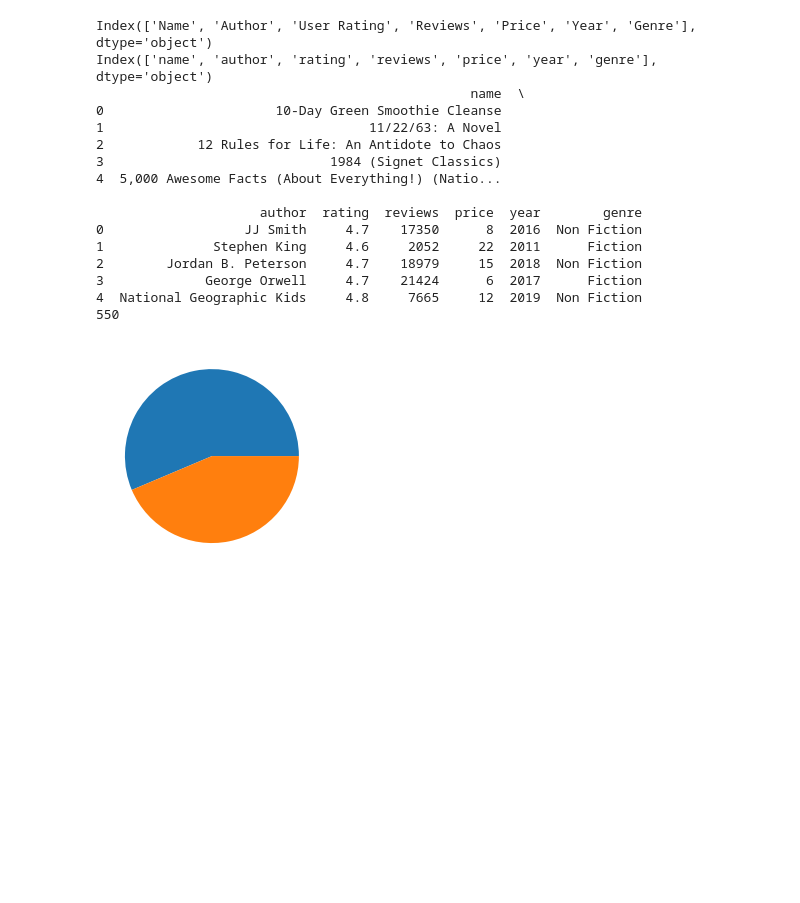
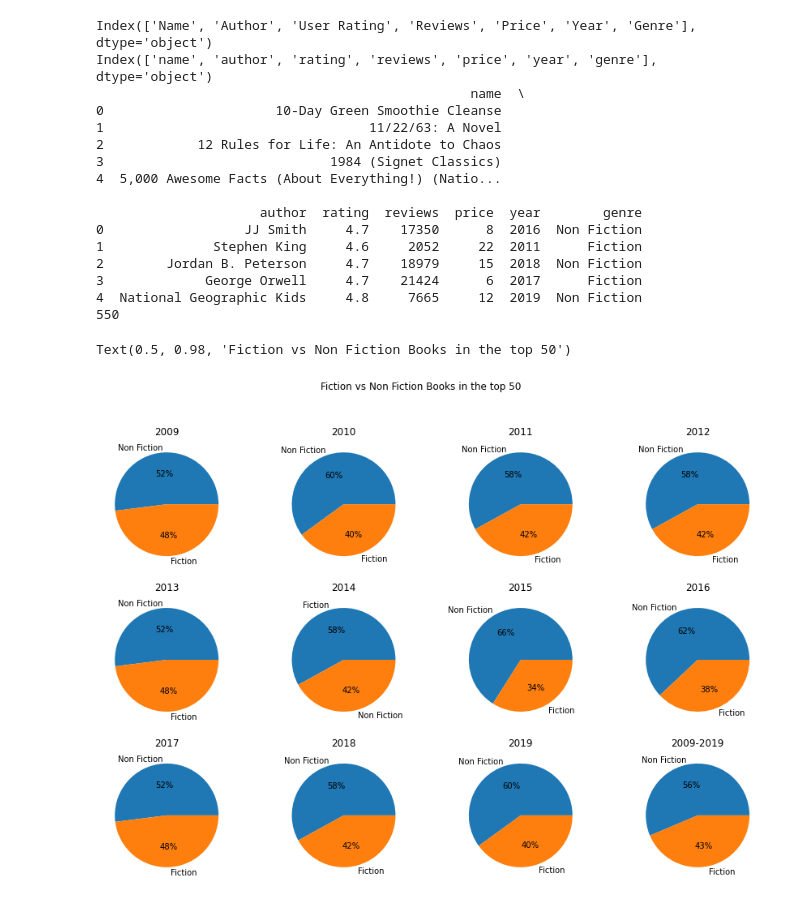
Before and after one commit to PhilipPhan/AmazonBestSellingBooks, a Jupyter notebook: amazon_books_EDA.ipynb, the cells around one changed output. Cells and saved outputs as stored; diff of their text form; code cells hidden in the pictures; blank space fills up the shorter version.

```diff
--- a/amazon_books_EDA.ipynb
+++ b/amazon_books_EDA.ipynb
@@ -38,14 +38,34 @@ Index(['name', 'author', 'rating', 'reviews', 'price', 'year', 'genre'], dtype='
 4  National Geographic Kids     4.8     7665     12  2019  Non Fiction
 550
 # %%
-# pie chart comparing fiction and non fiction each year
+# pie chart comparing fiction and non fiction total
 nonfic = len(df[df.genre =='Non Fiction'])
 fic = len(df[df.genre =='Fiction'])
 data = [nonfic,fic]
-
-plt.pie(data)
-plt.show()
-# %% [output]
-[figure, removed]
+# %%
+# pie chart comparing fiction and non fiction each year
+#make a year by year list of count
+#group by year see count
+yearlst = list(df.year.unique())
+yearlst.sort()
+yearandgenre = df.groupby(df.year).genre.value_counts(normalize = True)
+listyearandgenre = dict(yearandgenre)
+x = 1
+fig, ax = plt.subplots(figsize = (15,10))
+for i in range(len(yearlst)):
+    ax = plt.subplot(3,4,i+1)
+    labels = list(yearandgenre[yearlst[i]].index)
+    values = list(yearandgenre[yearlst[i]])
+    plt.pie(values,labels = labels, autopct='%1.f%%')
+    plt.title(str(yearlst[i]))
+#plottting total
+ax = plt.subplot(3,4, i+2)
+plt.title('2009-2019')
+plt.pie(data,labels = labels,autopct='%1d%%')
+
+plt.suptitle('Fiction vs Non Fiction Books in the top 50')
+# %% [output]
+Text(0.5, 0.98, 'Fiction vs Non Fiction Books in the top 50')
+[figure, added]
 # %%
 # seeing reviews per price scatter
```
Also changed, not shown: parts of 13 cells of this notebook.
